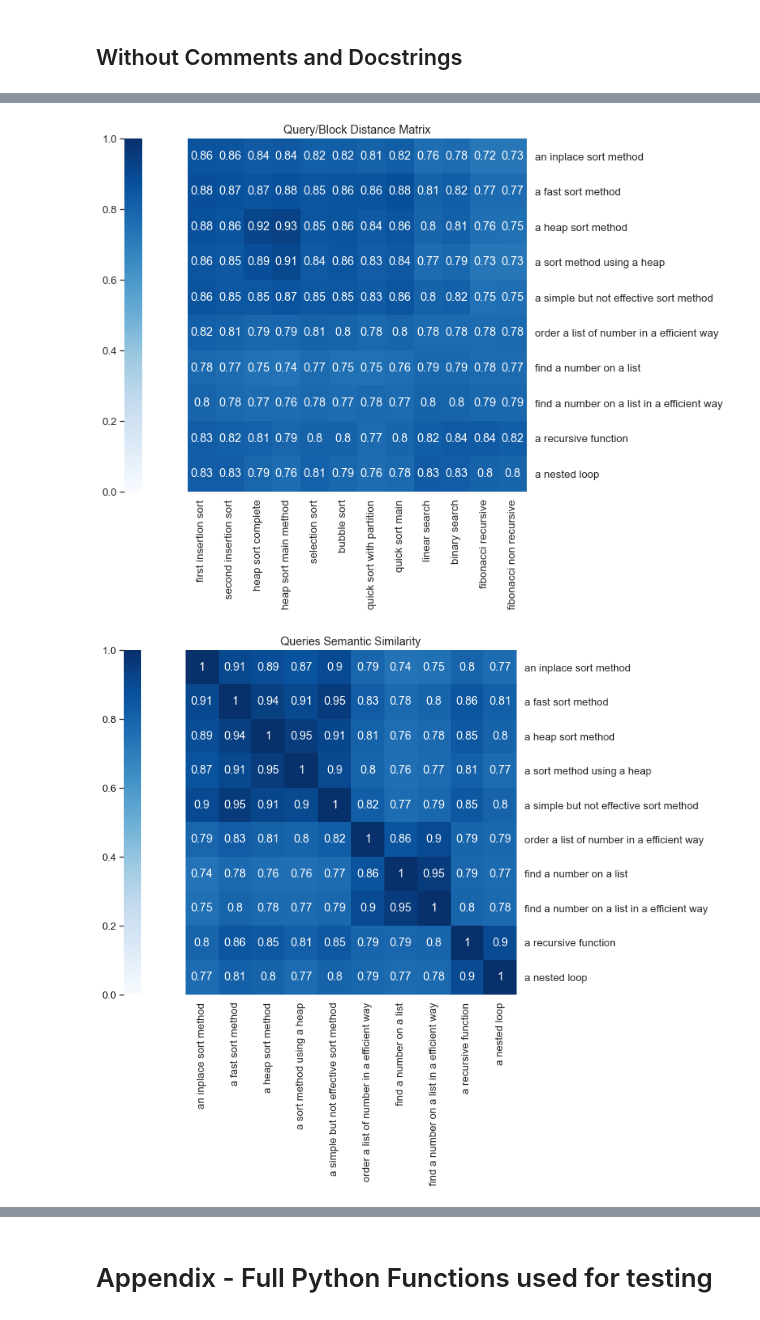
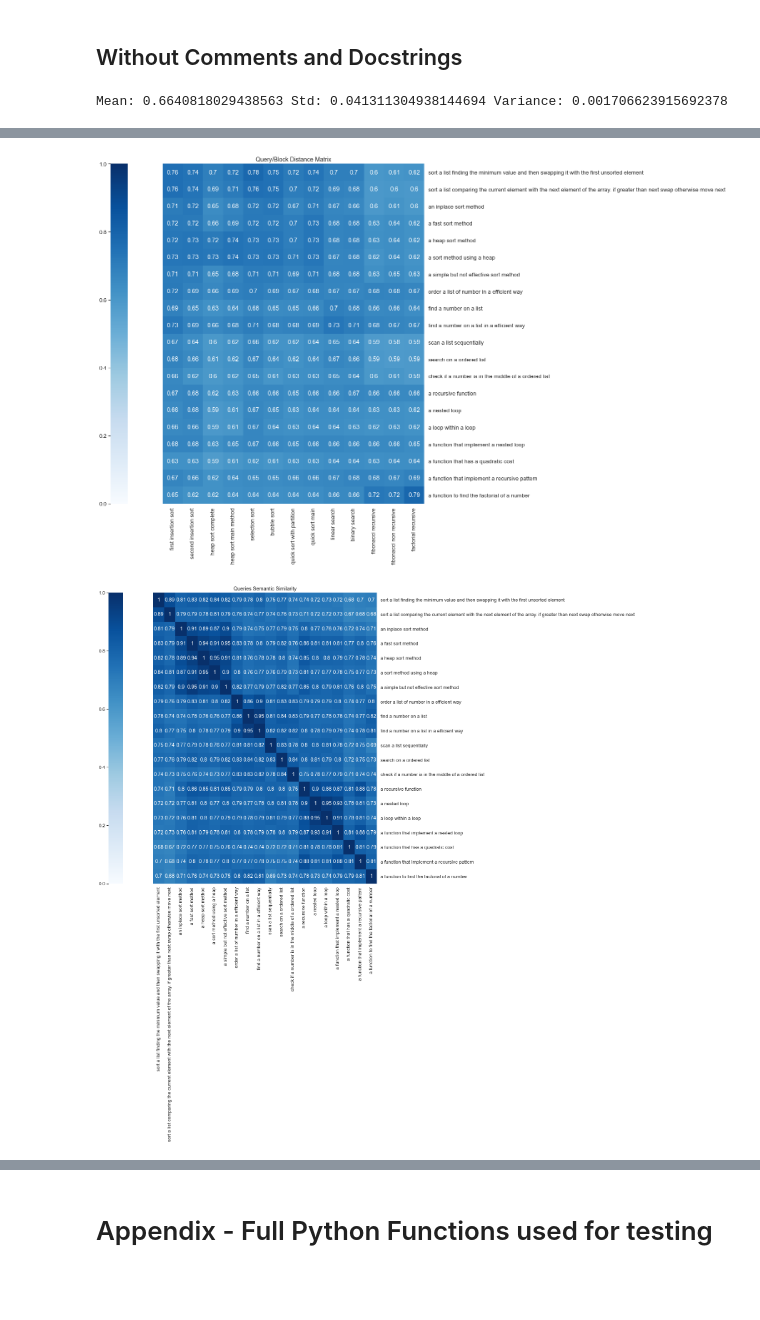
Before and after one commit to JacopoMangiavacchi/Codex_Embedding_Test, a Jupyter notebook: Code_Embedding_Validation.ipynb, the cells around one changed output, grey strips where cells are left out. Saved outputs shown, nothing was run; the diff lists cells and outputs as text; code cells hidden in the pictures; blank space fills up the shorter version.

```diff
--- a/Code_Embedding_Validation.ipynb
+++ b/Code_Embedding_Validation.ipynb
@@ -53,9 +50,11 @@ def plot_distance_matrix(codeblocks_embeddings, query_embeddings, code_labels, q
     g.set_title(title)
 # %%
 def run_full_tests(queries, codeblocks_dict, text_engine, code_engine):
-    codeblocks_embeddings = get_all_embeddings(codeblocks_dict.keys(), text_engine)
+    codeblocks_embeddings = get_all_embeddings(codeblocks_dict.values(), text_engine)
     query_embeddings = get_all_embeddings(queries, code_engine)
-    distance_matrix = get_distance_matrix(queries, codeblocks_dict, codeblocks_embeddings, query_embeddings)
+    distance_matrix, distances = get_distance_matrix(queries, codeblocks_dict, codeblocks_embeddings, query_embeddings)
+    np_distances = np.array(distances)
+    print(f"Mean: {np.mean(np_distances)} Std: {np.std(np_distances)} Variance: {np.var(np_distances)}")
     display(distance_matrix)
     plot_distance_matrix(codeblocks_embeddings, query_embeddings, list(codeblocks_dict.keys()), queries, title='Query/Block Distance Matrix')
     plot_similarity([get_embedding(q, text_engine) for q in queries], queries, 'Queries Semantic Similarity')
@@ -361,18 +399,3 @@ def fibonacci(n):
-# %%
-queries = [
-    "an inplace sort method",
-    "a fast sort method",
-    "a heap sort method",
-    "a sort method using a heap",
-    "a simple but not effective sort method",
-    "order a list of number in a efficient way",
-    "find a number on a list",
-    "find a number on a list in a efficient way",
-    "a recursive function",
-    "a nested loop"
-]
 # %%
-# run_full_tests(queries, functions_with_comments, 'code-search-babbage-text-001', 'code-search-babbage-code-001')
-# run_full_tests(queries, functions_with_comments, 'code-search-babbage-text-001-msft', 'code-search-babbage-code-001-msft')
-run_full_tests(queries, functions_with_comments, 'code-search-babbage-code-001-msft', 'code-search-babbage-code-001-msft')
+run_full_tests(queries, functions_with_comments, 'code-search-babbage-text-001-msft', 'code-search-babbage-code-001-msft')
 # %% [output]
@@ -424,8 +454,8 @@ def insertionSort(arr):
 functions_without_comments['heap sort complete'] = """
 def heapify(array: list, index: int, heap_size: int) -> None:
     largest = index
-    left_index = 2 * index + 1  # Left Node
-    right_index = 2 * index + 2  # Right Node
+    left_index = 2 * index + 1
+    right_index = 2 * index + 2
 
     if left_index < heap_size and array[largest] < array[left_index]:
         largest = left_index
@@ -576,8 +606,17 @@ def fibonacci(n):
             b = c
         return b
 """
+
+
+functions_without_comments['factorial recursive'] = """
+def factorial(x):
+    if x == 1:
+        return 1
+    else:
+        return (x * factorial(x-1))
+"""
 # %%
-# run_full_tests(queries, functions_without_comments, 'code-search-babbage-text-001', 'code-search-babbage-code-001')
-run_full_tests(queries, functions_without_comments, 'code-search-babbage-code-001-msft', 'code-search-babbage-code-001-msft')
+run_full_tests(queries, functions_without_comments, 'code-search-babbage-text-001-msft', 'code-search-babbage-code-001-msft')
 # %% [output]
+Mean: 0.6640818029438563 Std: 0.041311304938144694 Variance: 0.001706623915692378
 |  | first insertion sort | second insertion sort | heap sort complete | heap sort main method | selection sort | ... |
@@ -594,2 +639,2 @@ run_full_tests(queries, functions_without_comments, 'code-search-babbage-code-00
-[figure, old version]
+[figure, new version]
-[figure, old version]
+[figure, new version]
```
Also changed, not shown: parts of 14 cells of this notebook.
